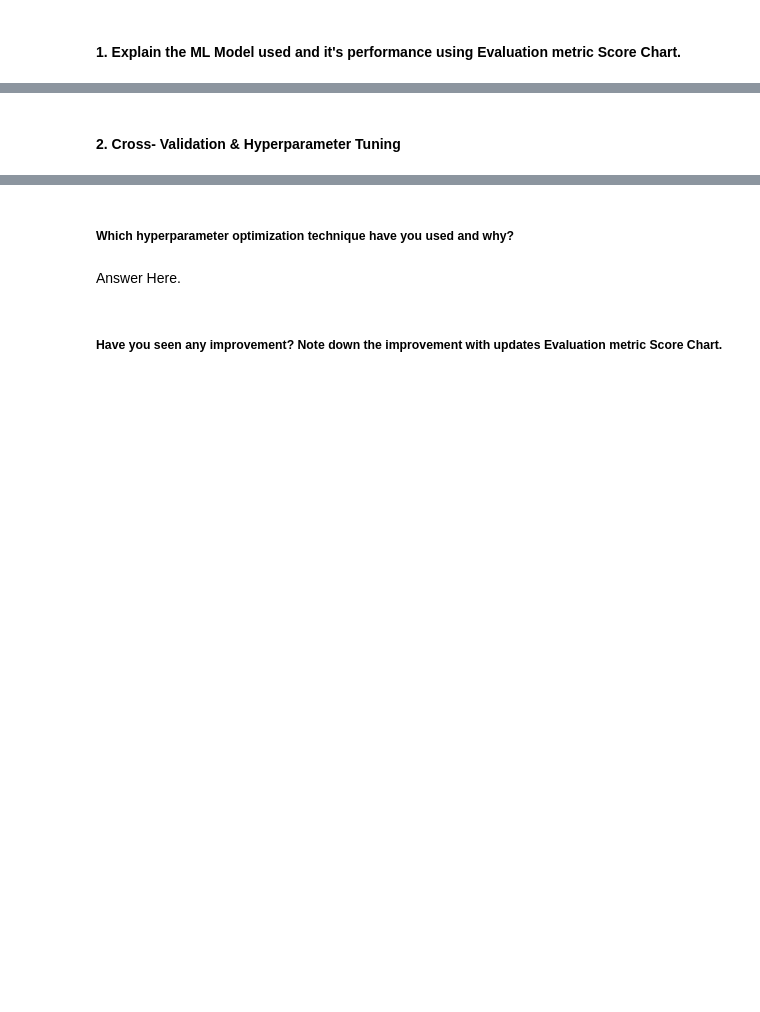
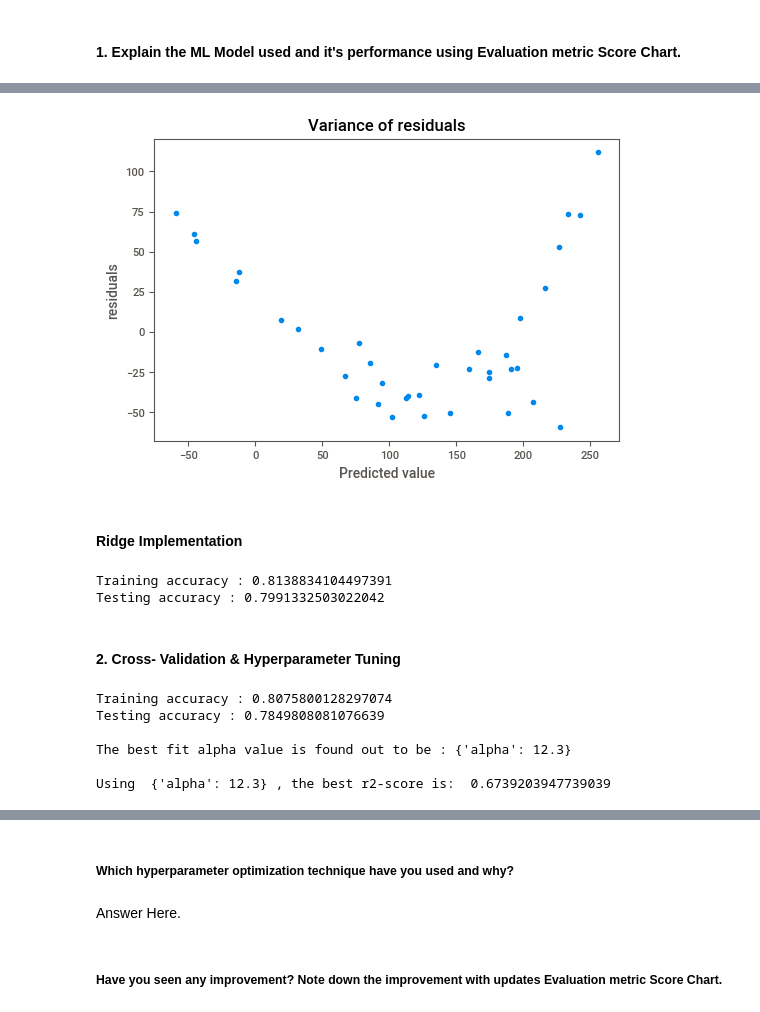
Before and after one commit to kuldeep-sngh/Yes-Bank-Stock-Closing-Price-Prediction, a Jupyter notebook: working_colab_Yes_Bank_Stock_Closing_Price_Prediction.ipynb, the cells around one changed output, grey strips where cells are left out. Saved outputs shown, nothing was run; the diff lists cells and outputs as text; code cells hidden in the pictures; blank space fills up the shorter version.

Commit message:
ridge and lasso implementation

```diff
--- a/working_colab_Yes_Bank_Stock_Closing_Price_Prediction.ipynb
+++ b/working_colab_Yes_Bank_Stock_Closing_Price_Prediction.ipynb
@@ -1250,2 +1297,30 @@ e_metrics
+# %%
+# Check for homoscadacity
+residuals = y_test - y_pred
+plt.scatter(y_pred, residuals)
+plt.title('Variance of residuals')
+plt.xlabel('Predicted value')
+plt.ylabel('residuals')
+plt.show()
+# %% [output]
+[figure, added]
+# %% [markdown]
+#### Ridge Implementation
+# %%
+# Ridge Implementation
+
+ridge = Ridge()
+
+# Fit the Algorithm
+ridge.fit(x_train, y_train)
+
+print(f'Training accuracy : {ridge.score(x_train,y_train)}')
+print(f'Testing accuracy : {ridge.score(x_test,y_test)}')
+
+# Predict on the model
+y_pred = ridge.predict(x_test)
+# %% [output]
+Training accuracy : 0.8138834104497391
+Testing accuracy : 0.7991332503022042
 # %% [markdown]
 #### 2. Cross- Validation & Hyperparameter Tuning
@@ -1257,0 +1327,22 @@ e_metrics
+# %%
+# ridge Implementation with hyperparameter optimization techniques (i.e., GridSearch CV, RandomSearch CV, Bayesian Optimization etc.)
+ridge = Ridge()
+parameters = {'alpha': np.arange(0,15,0.1)}
+ridge_regressor = GridSearchCV(ridge, parameters, scoring='r2', cv=tscv)
+
+# Fit the Algorithm
+ridge_regressor.fit(x_train, y_train)
+print(f'Training accuracy : {ridge_regressor.score(x_train,y_train)}')
+print(f'Testing accuracy : {ridge_regressor.score(x_test,y_test)}\n')
+print("The best fit alpha value is found out to be :" ,ridge_regressor.best_params_)
+print("\nUsing ",ridge_regressor.best_params_, ", the best r2-score is: ", ridge_regressor.best_score_)
+
+# Predict on the model
+y_pred = ridge_regressor.predict(x_test)
+# %% [output]
+Training accuracy : 0.8075800128297074
+Testing accuracy : 0.7849808081076639
+
+The best fit alpha value is found out to be : {'alpha': 12.3}
+
+Using  {'alpha': 12.3} , the best r2-score is:  0.6739203947739039
```
Also changed, not shown: parts of 20 cells of this notebook.
